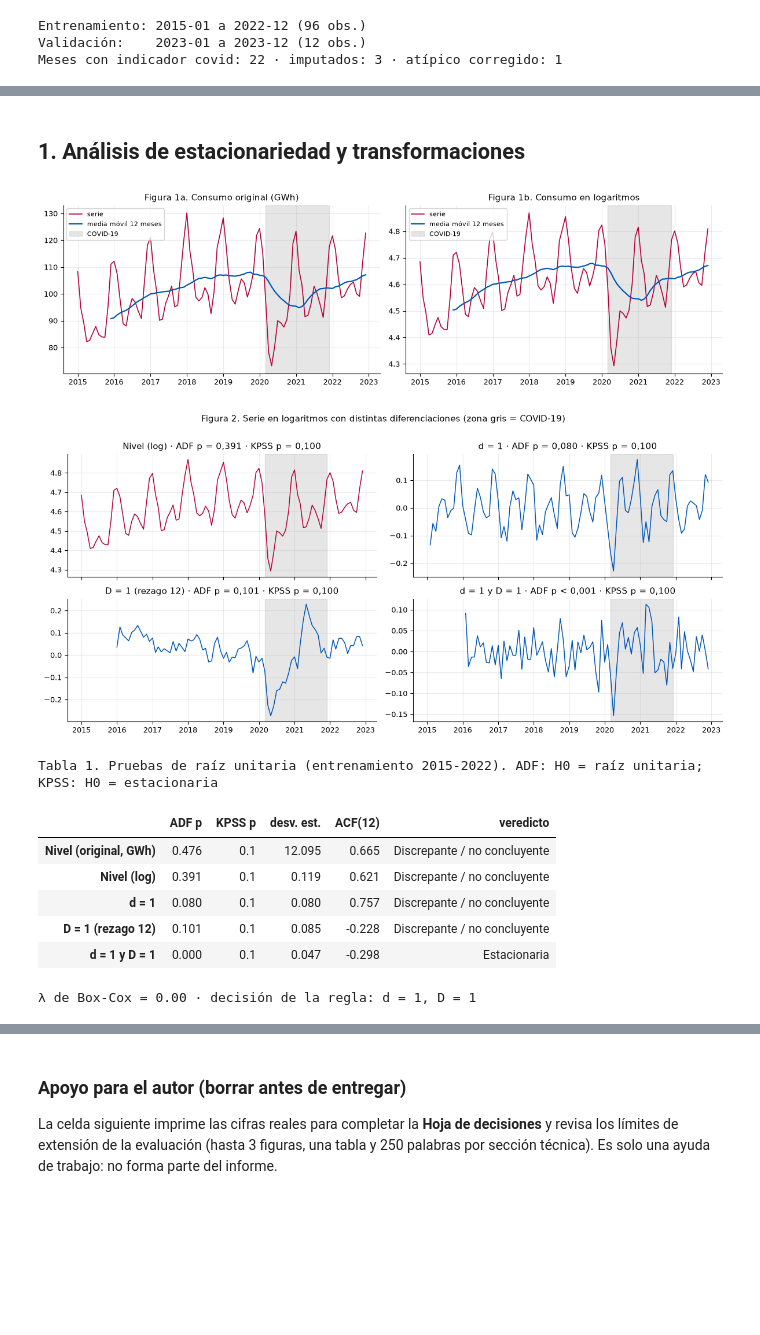
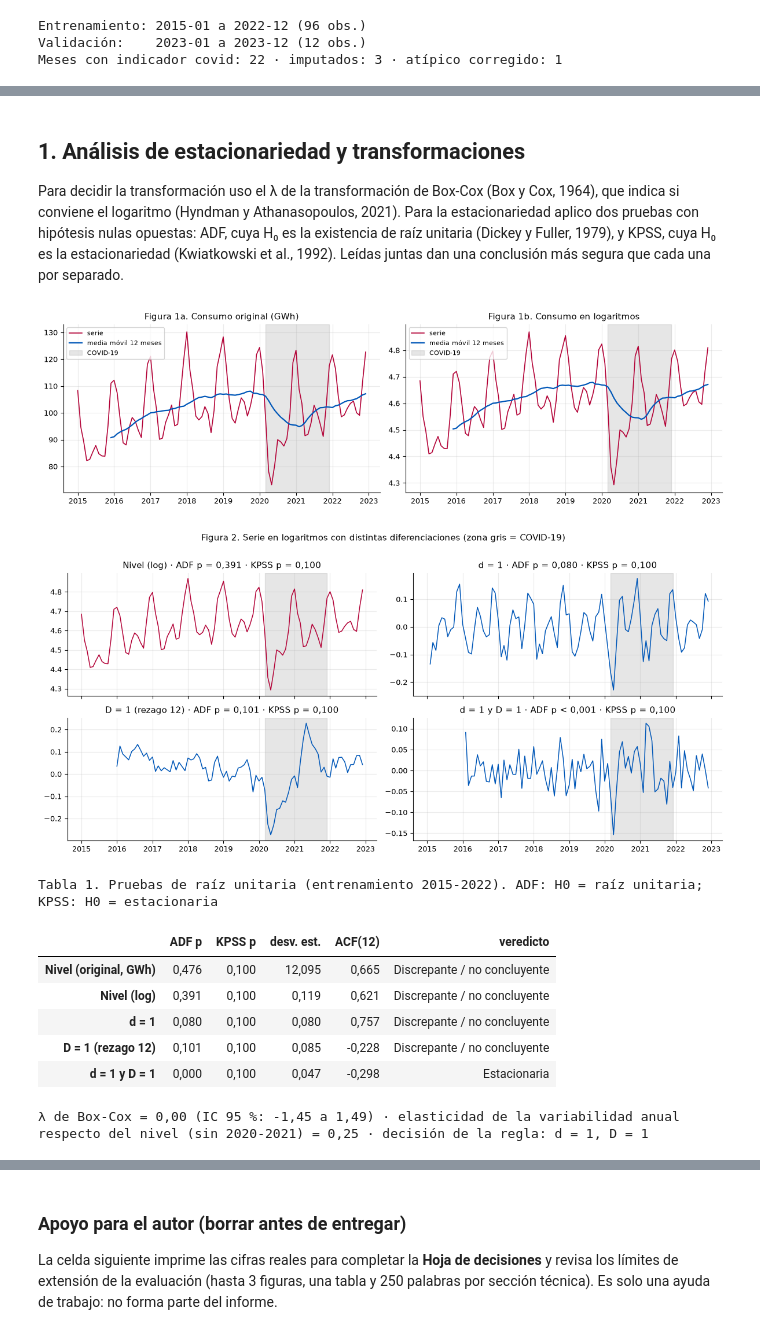
Before and after one commit to robertomoncada-blip/Magister_ciencia_datos, a Jupyter notebook: MCDI505/notebooks/mcdi505_f2rmoncada.ipynb, the cells around one changed output, grey strips where cells are left out. Cells and saved outputs as stored; diff of their text form; code cells hidden in the pictures; blank space fills up the shorter version.

```diff
--- a/MCDI505/notebooks/mcdi505_f2rmoncada.ipynb
+++ b/MCDI505/notebooks/mcdi505_f2rmoncada.ipynb
@@ -51,6 +51,8 @@ tiempo = pd.Series(np.arange(len(df)) / 12.0, index=df.index, name="tiempo")   #
 ROJO, AZUL, VERDE, GRIS, NEGRO = "#b30338", "#0057b8", "#2e7d32", "#9e9e9e", "#222222"
 plt.rcParams.update({"figure.dpi": 100, "axes.grid": True, "grid.alpha": 0.25,
                      "axes.spines.top": False, "axes.spines.right": False, "font.size": 9})
+pd.set_option("display.float_format", lambda x: f"{x:.3f}".replace(".", ","))   # coma decimal en las tablas
+pd.set_option("display.max_colwidth", None)                                     # textos de tabla completos
 
 def c(x, n=2):
     """Número con coma decimal."""
@@ -82,11 +84,17 @@ Meses con indicador covid: 22 · imputados: 3 · atípico corregido: 1
 # %% [markdown]
 ## 1. Análisis de estacionariedad y transformaciones
+
+Para decidir la transformación uso el λ de la transformación de Box-Cox (Box y Cox, 1964), que indica si conviene el logaritmo (Hyndman y Athanasopoulos, 2021). Para la estacionariedad aplico dos pruebas con hipótesis nulas opuestas: ADF, cuya H₀ es la existencia de raíz unitaria (Dickey y Fuller, 1979), y KPSS, cuya H₀ es la estacionariedad (Kwiatkowski et al., 1992). Leídas juntas dan una conclusión más segura que cada una por separado.
 # %%
 # ============================================================
 # 1. Transformación (Box-Cox/log), tests ADF y KPSS y decisión de d y D  (solo datos de entrenamiento)
 # ============================================================
 ly_train = np.log(y_train)                                   # serie en logaritmos
-lam = float(stats.boxcox_normmax(y_train.values, method="mle"))
+_, lam, lam_ic = stats.boxcox(y_train.values, alpha=0.05)        # λ de máxima verosimilitud y su IC de 95 %
+lam = float(lam)
+# Elasticidad de la variabilidad anual respecto del nivel anual (sin 2020-2021, afectados por el COVID-19)
+anual = y_train.groupby(y_train.index.year).agg(["mean", "std"]).drop(index=[2020, 2021])
+elast = float(np.polyfit(np.log(anual["mean"]), np.log(anual["std"]), 1)[0])
 
 def evaluar(x, reg):
     """ADF + KPSS + dos señales auxiliares (desviación estándar y ACF en el rezago 12)."""
@@ -116,40 +124,40 @@ for k in [(0, 0), (0, 1), (1, 0), (1, 1)]:
 w = opciones[(d_sel, D_sel)].dropna()                        # serie estacionaria que se usará en la sección 2
 
 # ---- Figura 1: serie original y en logaritmos ----
 fig, axes = plt.subplots(1, 2, figsize=(12, 3.6))
 for ax, serie, tit in zip(axes, [y_train, ly_train], ["Figura 1a. Consumo original (GWh)", "Figura 1b. Consumo en logaritmos"]):
     ax.plot(serie, color=ROJO, lw=1.2, label="serie")
     ax.plot(serie.rolling(12).mean(), color=AZUL, lw=1.6, label="media móvil 12 meses")
     ax.axvspan(pd.Timestamp("2020-03-01"), pd.Timestamp("2021-12-01"), color=GRIS, alpha=0.25, label="COVID-19")
     ax.set_title(tit); ax.legend(fontsize=8, loc="upper left")
 plt.tight_layout(); plt.show()
 
 # ---- Figura 2: series con las distintas diferenciaciones ----
 fig, axes = plt.subplots(2, 2, figsize=(12, 5.6), sharex=True)
 for ax, (k, serie) in zip(axes.ravel(), opciones.items()):
     ax.plot(serie.dropna(), color=ROJO if k == (0, 0) else AZUL, lw=1.1)
     ax.axvspan(pd.Timestamp("2020-03-01"), pd.Timestamp("2021-12-01"), color=GRIS, alpha=0.25)
     ax.set_title(f"{nombres[k]} · ADF {pp(pruebas[k]['ADF p'])} · KPSS {pp(pruebas[k]['KPSS p'])}")
 fig.suptitle("Figura 2. Serie en logaritmos con distintas diferenciaciones (zona gris = COVID-19)", y=1.01, fontsize=11)
 plt.tight_layout(); plt.show()
 
 # ---- Tabla 1 ----
 tab1 = pd.DataFrame({"Nivel (original, GWh)": ref_orig, **{nombres[k]: v for k, v in pruebas.items()}}).T
 tab1[["ADF p", "KPSS p", "desv. est.", "ACF(12)"]] = tab1[["ADF p", "KPSS p", "desv. est.", "ACF(12)"]].astype(float).round(3)
 print("Tabla 1. Pruebas de raíz unitaria (entrenamiento 2015-2022). ADF: H0 = raíz unitaria; KPSS: H0 = estacionaria")
 display(tab1)
-print(f"λ de Box-Cox = {lam:.2f} · decisión de la regla: d = {d_sel}, D = {D_sel}")
+print(f"λ de Box-Cox = {c(lam)} (IC 95 %: {c(lam_ic[0])} a {c(lam_ic[1])}) · elasticidad de la variabilidad anual respecto del nivel (sin 2020-2021) = {c(elast)} · decisión de la regla: d = {d_sel}, D = {D_sel}")
 # %% [output]
 [figure]
 [figure]
 Tabla 1. Pruebas de raíz unitaria (entrenamiento 2015-2022). ADF: H0 = raíz unitaria; KPSS: H0 = estacionaria
 |  | ADF p | KPSS p | desv. est. | ACF(12) | veredicto |
-| Nivel (original, GWh) | 0.476 | 0.1 | 12.095 | 0.665 | Discrepante / no concluyente |
-| Nivel (log) | 0.391 | 0.1 | 0.119 | 0.621 | Discrepante / no concluyente |
-| d = 1 | 0.080 | 0.1 | 0.080 | 0.757 | Discrepante / no concluyente |
-| D = 1 (rezago 12) | 0.101 | 0.1 | 0.085 | -0.228 | Discrepante / no concluyente |
-| d = 1 y D = 1 | 0.000 | 0.1 | 0.047 | -0.298 | Estacionaria |
+| Nivel (original, GWh) | 0,476 | 0,100 | 12,095 | 0,665 | Discrepante / no concluyente |
+| Nivel (log) | 0,391 | 0,100 | 0,119 | 0,621 | Discrepante / no concluyente |
+| d = 1 | 0,080 | 0,100 | 0,080 | 0,757 | Discrepante / no concluyente |
+| D = 1 (rezago 12) | 0,101 | 0,100 | 0,085 | -0,228 | Discrepante / no concluyente |
+| d = 1 y D = 1 | 0,000 | 0,100 | 0,047 | -0,298 | Estacionaria |
-λ de Box-Cox = 0.00 · decisión de la regla: d = 1, D = 1
+λ de Box-Cox = 0,00 (IC 95 %: -1,45 a 1,49) · elasticidad de la variabilidad anual respecto del nivel (sin 2020-2021) = 0,25 · decisión de la regla: d = 1, D = 1
 # %%
 # Interpretación de la sección 1 (borrador generado a partir de los resultados)
 f0, fs = pruebas[(0, 0)], pruebas[(d_sel, D_sel)]
```
Also changed, not shown: parts of 15 cells of this notebook, 1 other file.
